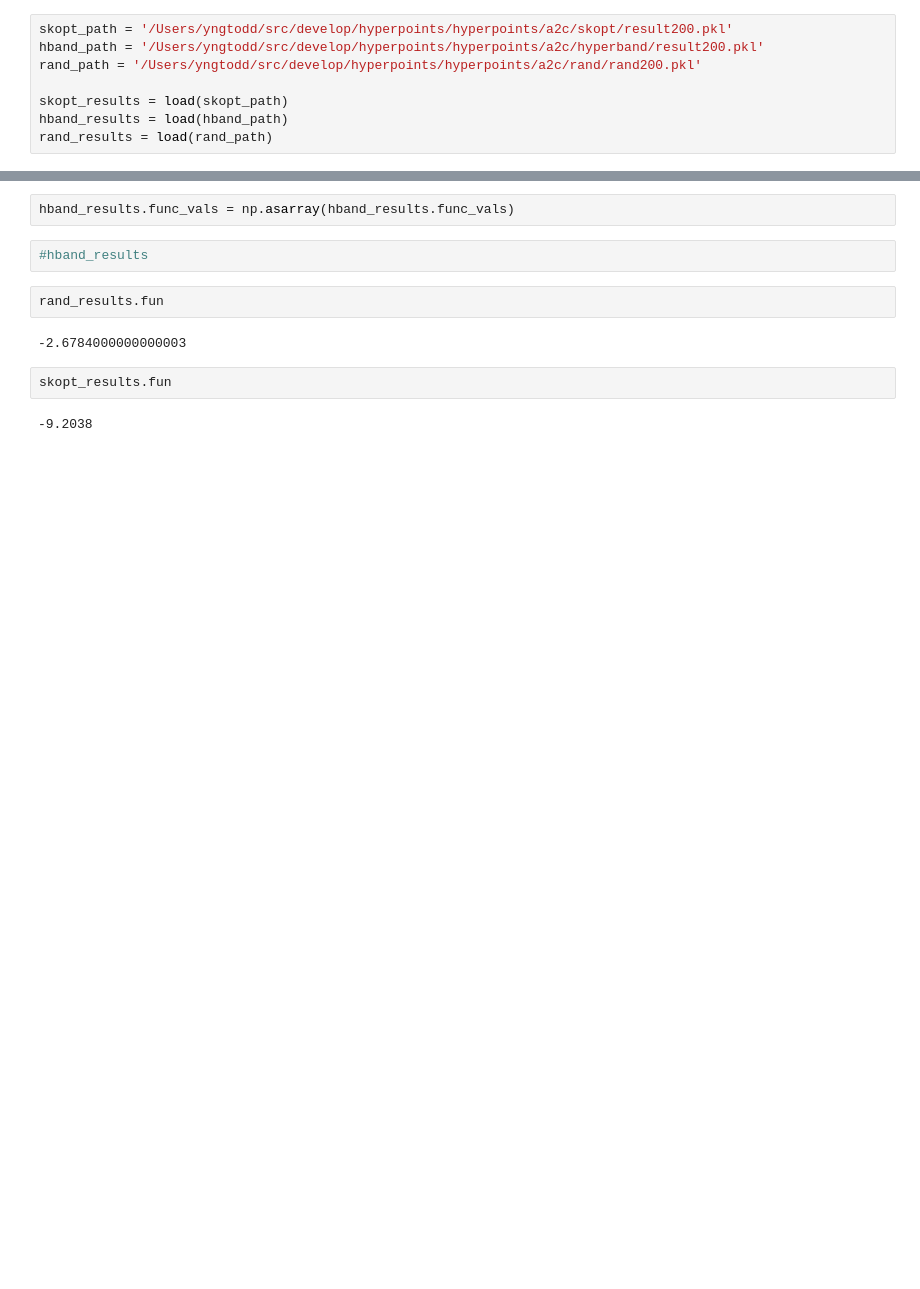
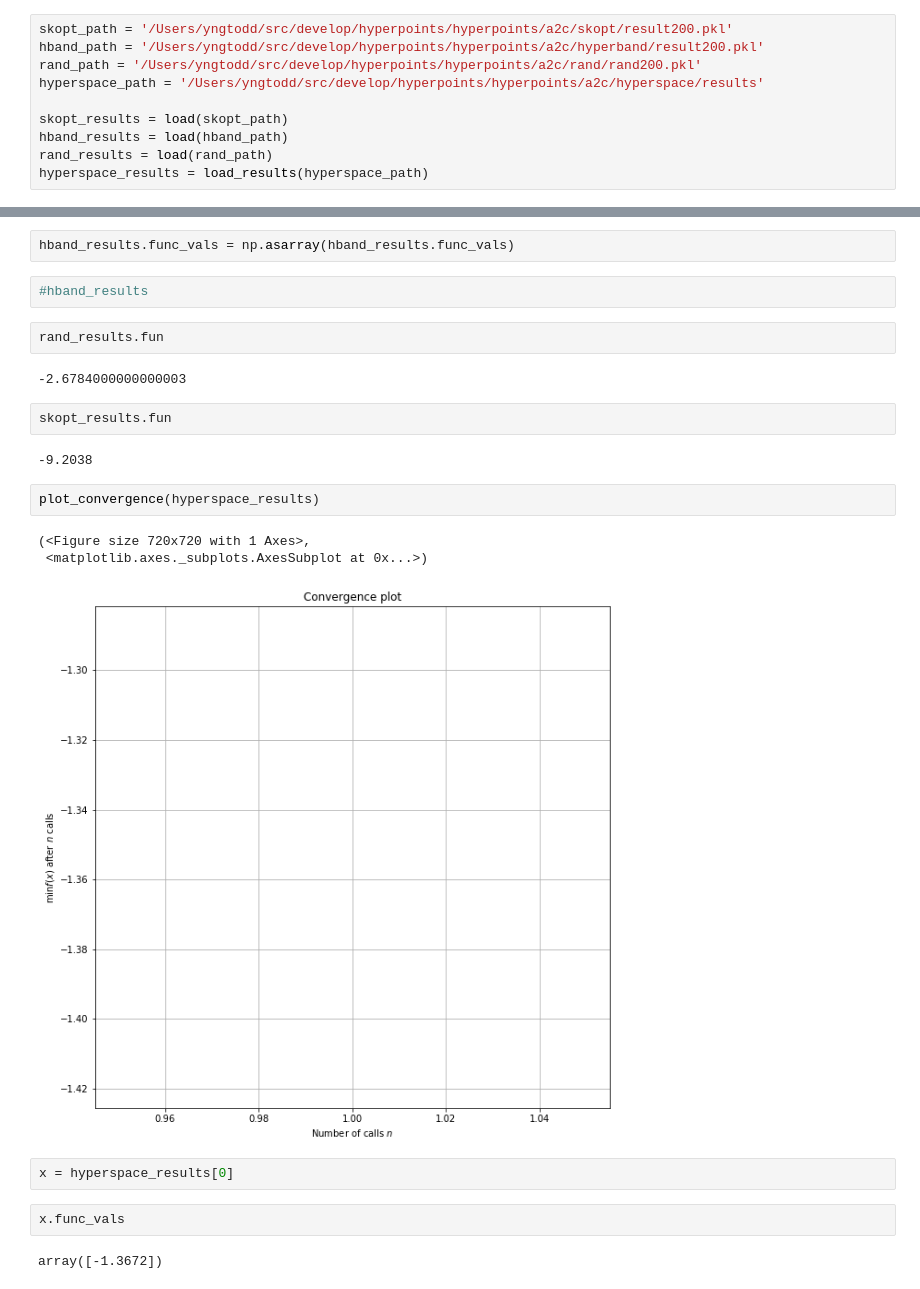
Before and after one commit to yngtodd/hyperpoints, a Jupyter notebook: hyperpoints/a2c/notebooks/baselines.ipynb, the cells around one changed output, grey strips where cells are left out. Drawn from its saved outputs; the diff is of its cells as text; blank space fills up the shorter version.

```diff
--- a/hyperpoints/a2c/notebooks/baselines.ipynb
+++ b/hyperpoints/a2c/notebooks/baselines.ipynb
@@ -17,7 +18,9 @@ def objective():
 skopt_path = '/Users/yngtodd/src/develop/hyperpoints/hyperpoints/a2c/skopt/result200.pkl'
 hband_path = '/Users/yngtodd/src/develop/hyperpoints/hyperpoints/a2c/hyperband/result200.pkl'
 rand_path = '/Users/yngtodd/src/develop/hyperpoints/hyperpoints/a2c/rand/rand200.pkl'
+hyperspace_path = '/Users/yngtodd/src/develop/hyperpoints/hyperpoints/a2c/hyperspace/results'
 
 skopt_results = load(skopt_path)
 hband_results = load(hband_path)
 rand_results = load(rand_path)
+hyperspace_results = load_results(hyperspace_path)
@@ -52,3 +53,15 @@ rand_results.fun
 skopt_results.fun
 # %% [output]
 -9.2038
+# %%
+plot_convergence(hyperspace_results)
+# %% [output]
+(<Figure size 720x720 with 1 Axes>,
+ <matplotlib.axes._subplots.AxesSubplot at 0x...>)
+[figure, added]
+# %%
+x = hyperspace_results[0]
+# %%
+x.func_vals
+# %% [output]
+array([-1.3672])
```
Also changed, not shown: parts of 4 cells of this notebook.
